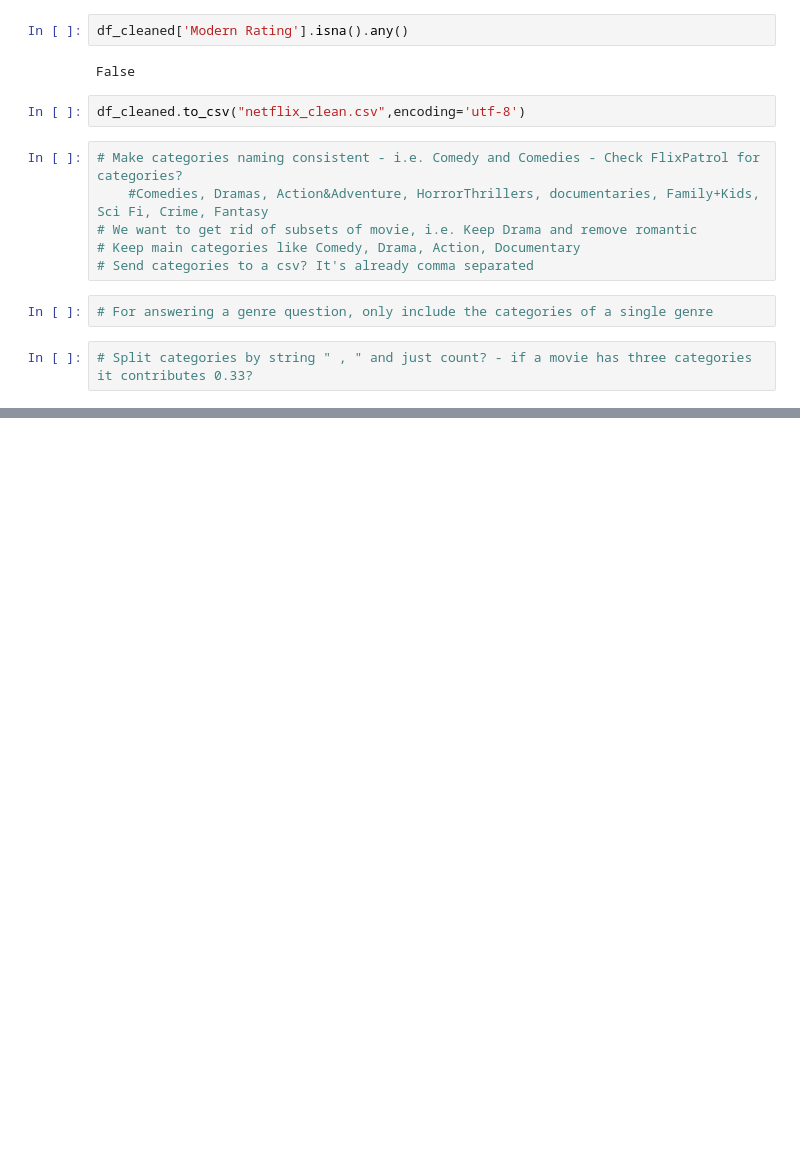
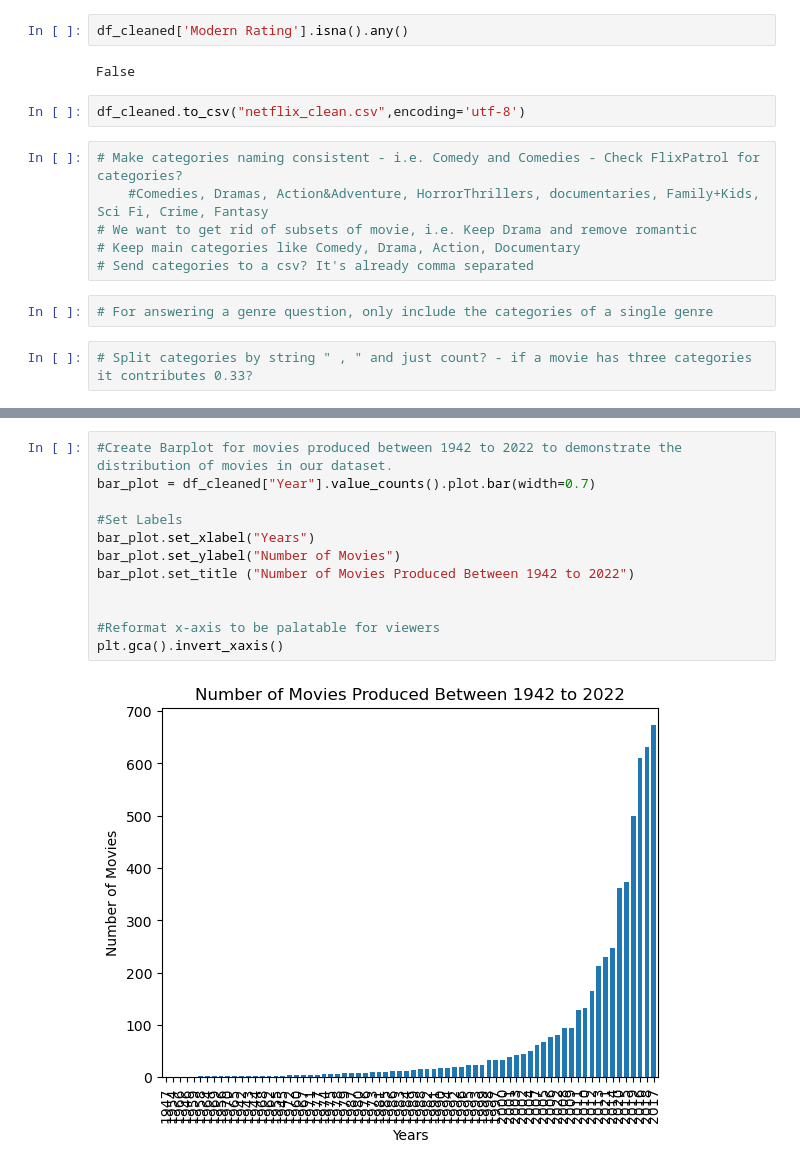
Before and after one commit to Sundakiy/Project-1-Team-2, a Jupyter notebook: Data.ipynb, the cells around one changed output, grey strips where cells are left out. Saved outputs shown, nothing was run; the diff lists cells and outputs as text; blank space fills up the shorter version.

Commit message:
Uploaded files with visualizations_Dec8

```diff
--- a/Data.ipynb
+++ b/Data.ipynb
@@ -546,0 +592,14 @@ df_cleaned.to_csv("netflix_clean.csv",encoding='utf-8')
+# %%
+#Create Barplot for movies produced between 1942 to 2022 to demonstrate the distribution of movies in our dataset.
+bar_plot = df_cleaned["Year"].value_counts().plot.bar(width=0.7)
+
+#Set Labels
+bar_plot.set_xlabel("Years")
+bar_plot.set_ylabel("Number of Movies")
+bar_plot.set_title ("Number of Movies Produced Between 1942 to 2022")
+
+
+#Reformat x-axis to be palatable for viewers
+plt.gca().invert_xaxis()
+# %% [output]
+[figure, added]
```
Also changed, not shown: parts of 17 cells of this notebook.
